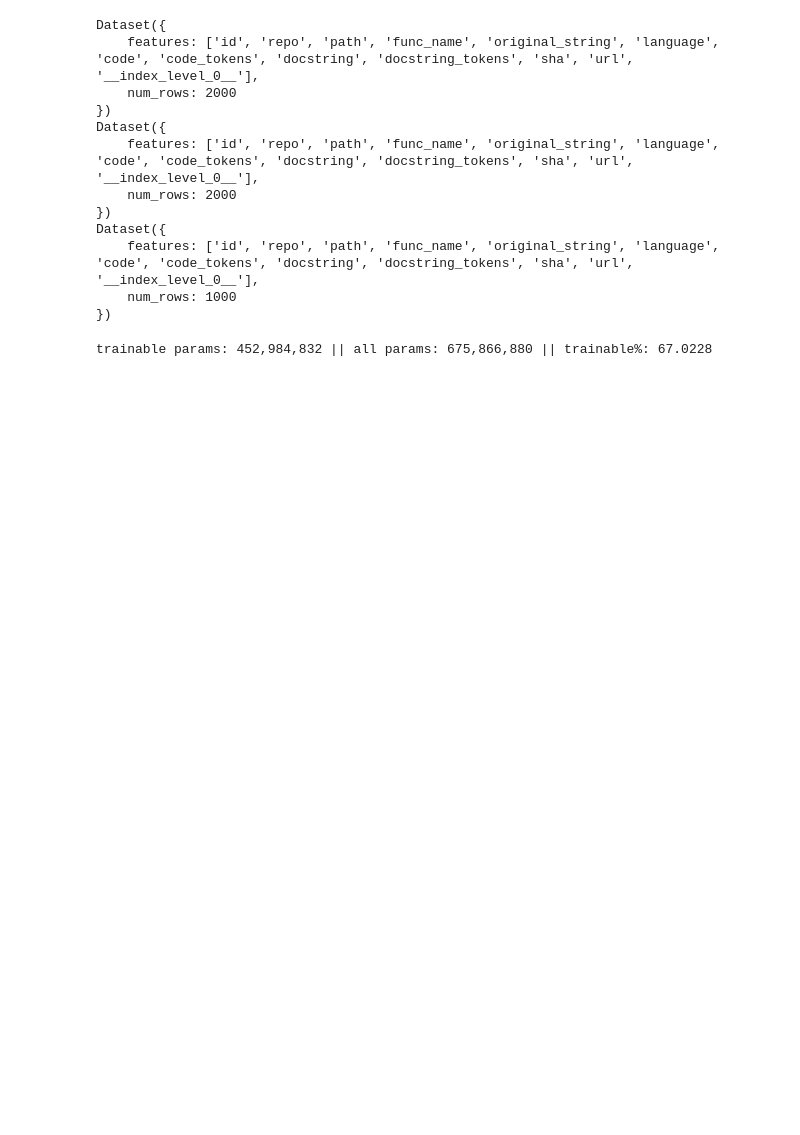
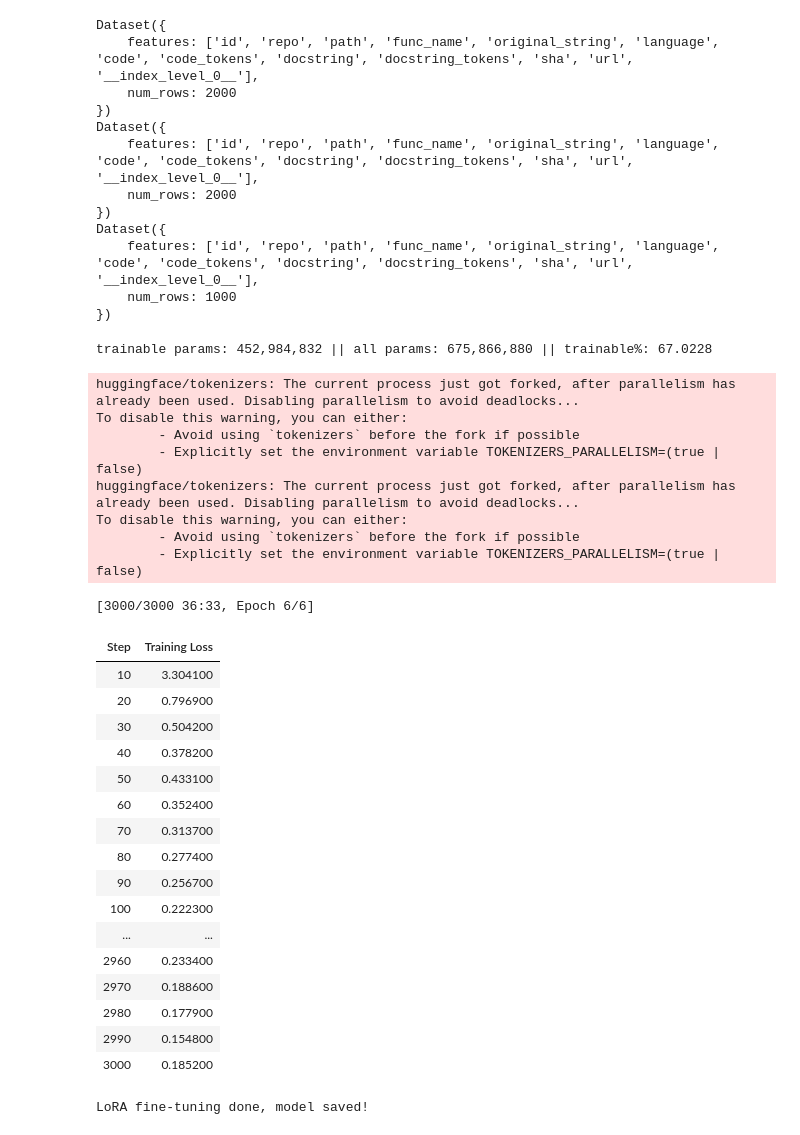
Before and after one commit to 1998Charles/COMP-767-Project, a Jupyter notebook: codeT5_c2s.ipynb, the cells around one changed output. Saved outputs shown, nothing was run; the diff lists cells and outputs as text; code cells hidden in the pictures; blank space fills up the shorter version.

```diff
--- a/codeT5_c2s.ipynb
+++ b/codeT5_c2s.ipynb
@@ -177,43 +139,71 @@ training_args = TrainingArguments(
     optim="adamw_torch",  # use torch original optimizer
 )
 
+google_bleu = evaluate.load("google_bleu")
+
 def compute_metrics(eval_pred):
     predictions, labels = eval_pred
 
     # Extract logits from tuple and process predictions
-    predictions = predictions[0]  # Extract the array
-    predictions = np.argmax(predictions, axis=-1)  # Convert logits to token IDs
-    predictions = predictions.tolist()  # Convert to a list
+    predictions = np.argmax(predictions[0], axis=-1).tolist()  # Extract the array # Convert logits to token IDs # Convert to a list
 
     # Decode predictions and labels
     decoded_preds = tokenizer.batch_decode(predictions, skip_special_tokens=True)
-    decoded_labels = tokenizer.batch_decode(labels, skip_special_tokens=True)
+    decoded_labels = [[label] for label in tokenizer.batch_decode(labels, skip_special_tokens=True)] # Format labels for BLEU (expects list of lists for references)
 
-    # Format labels for BLEU (expects list of lists for references)
-    decoded_labels = [[label] for label in decoded_labels]
+    # Compute BLEU score using google_bleu
+    bleu = google_bleu.compute(
+                               predictions=decoded_preds,
+                               references=decoded_labels
+                               )['google_bleu']
 
-    # Compute BLEU score using sacrebleu
-    bleu = corpus_bleu(decoded_preds, decoded_labels)
-
-    return {"bleu": bleu.score}
+    return {"bleu": bleu}
 
 # Define Trainer
 trainer = Trainer(
     model=model,
     args=training_args,
     compute_metrics=compute_metrics,
     train_dataset=tokenized_train_dataset,
     # eval_dataset=tokenized_validation_dataset,
 )
 
 # Start Training
 trainer.train()
 
 # Save the model after LoRA fine-tuing
 model.save_pretrained("./lora-codeT5-c2s/model")
 tokenizer.save_pretrained("./lora-codeT5-c2s/tokenizer")
 
 print("LoRA fine-tuning done, model saved!")
+# %% [output]
+huggingface/tokenizers: The current process just got forked, after parallelism has already been used. Disabling parallelism to avoid deadlocks...
+To disable this warning, you can either:
+        - Avoid using `tokenizers` before the fork if possible
+        - Explicitly set the environment variable TOKENIZERS_PARALLELISM=(true | false)
+huggingface/tokenizers: The current process just got forked, after parallelism has already been used. Disabling parallelism to avoid deadlocks...
+To disable this warning, you can either:
+        - Avoid using `tokenizers` before the fork if possible
+        - Explicitly set the environment variable TOKENIZERS_PARALLELISM=(true | false)
+[3000/3000 36:33, Epoch 6/6]
+| Step | Training Loss |
+| 10 | 3.304100 |
+| 20 | 0.796900 |
+| 30 | 0.504200 |
+| 40 | 0.378200 |
+| 50 | 0.433100 |
+| 60 | 0.352400 |
+| 70 | 0.313700 |
+| 80 | 0.277400 |
+| 90 | 0.256700 |
+| 100 | 0.222300 |
+| ... | ... |
+| 2960 | 0.233400 |
+| 2970 | 0.188600 |
+| 2980 | 0.177900 |
+| 2990 | 0.154800 |
+| 3000 | 0.185200 |
+LoRA fine-tuning done, model saved!
 # %%
 # Load pre-trained model
 model = AutoModelForSeq2SeqLM.from_pretrained("results/lora-codeT5-c2s/checkpoint-3000")
```
Also changed, not shown: parts of 8 cells of this notebook, 1 other file.
